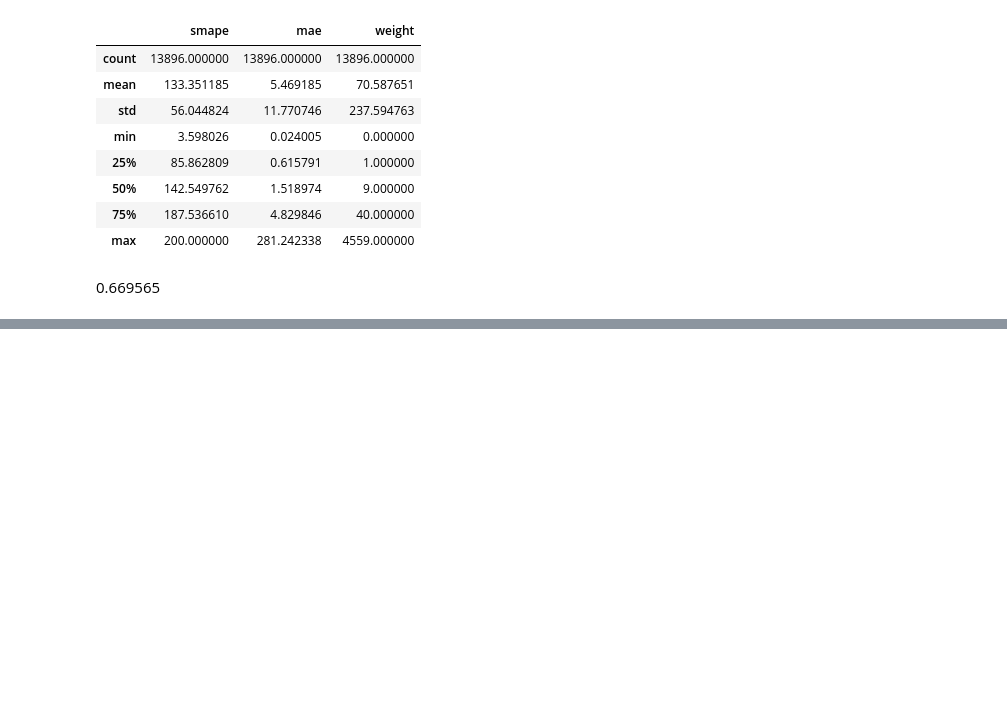
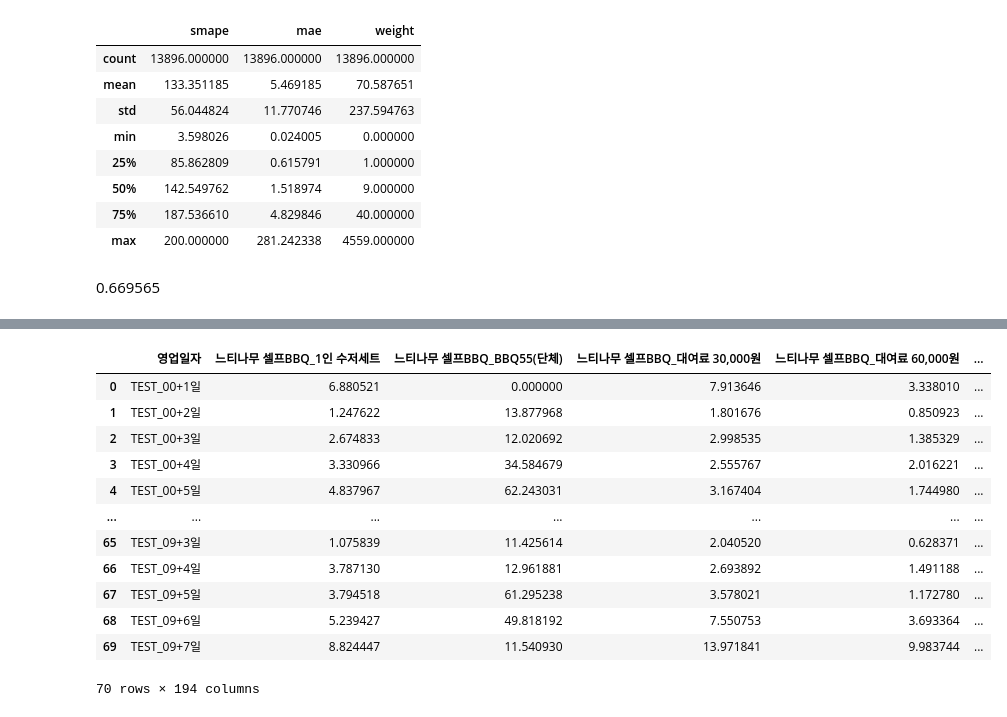
Before and after one commit to b00kkk/LGAimers07_hackerton, a Jupyter notebook: LGAimers.ipynb, the cells around one changed output, grey strips where cells are left out. Cells and saved outputs as stored; diff of their text form; code cells hidden in the pictures; blank space fills up the shorter version.

```diff
--- a/LGAimers.ipynb
+++ b/LGAimers.ipynb
@@ -1628,0 +1650,3 @@ bt_results.describe()
+# %%
+LOOKBACK, PREDICT, BATCH_SIZE, EPOCHS = 28, 7, 16, 50
+DEVICE = torch.device('cuda' if torch.cuda.is_available() else 'cpu')
@@ -1628,0 +1755,6 @@ bt_results.describe()
+# %%
+from tqdm import tqdm
+from sklearn.preprocessing import MinMaxScaler
+
+# 학습
+trained_models = train_lstm(train)
@@ -1628,0 +1839,44 @@ bt_results.describe()
+# %%
+def convert_to_submission_format(pred_df: pd.DataFrame, sample_submission: pd.DataFrame):
+    # 튜플 형태의 '영업장명_메뉴명'을 문자열로 변환
+    pred_df['영업장명_메뉴명'] = pred_df['영업장명_메뉴명'].apply(lambda x: x[0] if isinstance(x, tuple) else x)
+
+    # (영업일자, 메뉴명) → 매출수량 매핑 딕셔너리 생성
+    pred_dict = dict(zip(
+        zip(pred_df['영업일자'], pred_df['영업장명_메뉴명']),
+        pred_df['매출수량']
+    ))
+
+    # sample_submission 복사 후 수치형 컬럼을 float32로 변환
+    final_df = sample_submission.copy()
+    for col in final_df.columns[1:]:
+        final_df[col] = final_df[col].astype(np.float32)
+
+    # 예측값 삽입
+    for row_idx in final_df.index:
+        date = final_df.loc[row_idx, '영업일자']
+        for col in final_df.columns[1:]:  # 각 메뉴
+            val = float(pred_dict.get((date, col), 0))
+            final_df.loc[row_idx, col] = val
+
+    return final_df
+# %%
+sample_submission = pd.read_csv('sample_submission.csv')
+submission = convert_to_submission_format(full_pred_df, sample_submission)
+submission.to_csv('holiday_submission.csv', index=False, encoding='utf-8-sig')
+# %%
+submission
+# %% [output]
+|  | 영업일자 | 느티나무 셀프BBQ_1인 수저세트 | 느티나무 셀프BBQ_BBQ55(단체) | 느티나무 셀프BBQ_대여료 30,000원 | 느티나무 셀프BBQ_대여료 60,000원 | ... |
+| 0 | TEST_00+1일 | 6.880521 | 0.000000 | 7.913646 | 3.338010 | ... |
+| 1 | TEST_00+2일 | 1.247622 | 13.877968 | 1.801676 | 0.850923 | ... |
+| 2 | TEST_00+3일 | 2.674833 | 12.020692 | 2.998535 | 1.385329 | ... |
+| 3 | TEST_00+4일 | 3.330966 | 34.584679 | 2.555767 | 2.016221 | ... |
+| 4 | TEST_00+5일 | 4.837967 | 62.243031 | 3.167404 | 1.744980 | ... |
+| ... | ... | ... | ... | ... | ... | ... |
+| 65 | TEST_09+3일 | 1.075839 | 11.425614 | 2.040520 | 0.628371 | ... |
+| 66 | TEST_09+4일 | 3.787130 | 12.961881 | 2.693892 | 1.491188 | ... |
+| 67 | TEST_09+5일 | 3.794518 | 61.295238 | 3.578021 | 1.172780 | ... |
+| 68 | TEST_09+6일 | 5.239427 | 49.818192 | 7.550753 | 3.693364 | ... |
+| 69 | TEST_09+7일 | 8.824447 | 11.540930 | 13.971841 | 9.983744 | ... |
+70 rows × 194 columns
```
Also changed, not shown: parts of 27 cells of this notebook.
